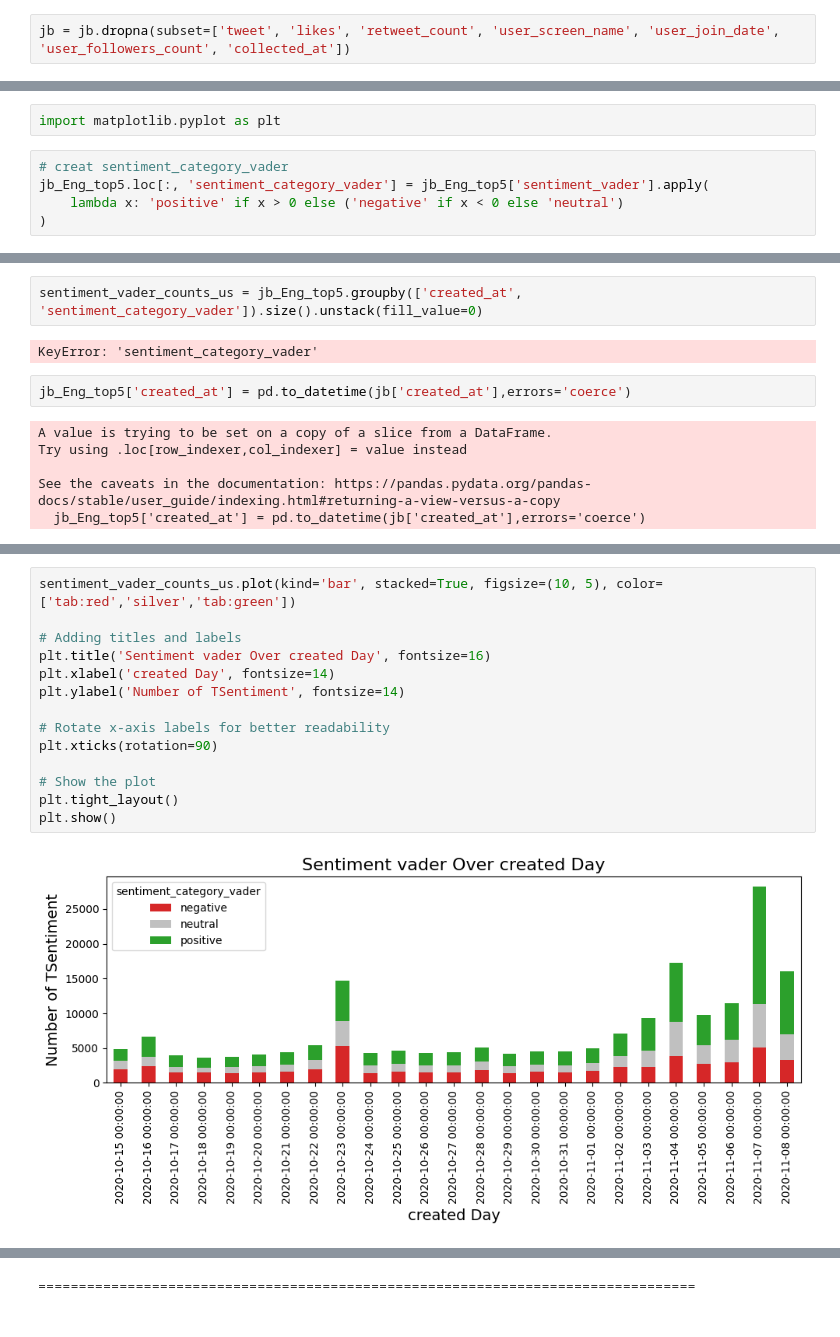
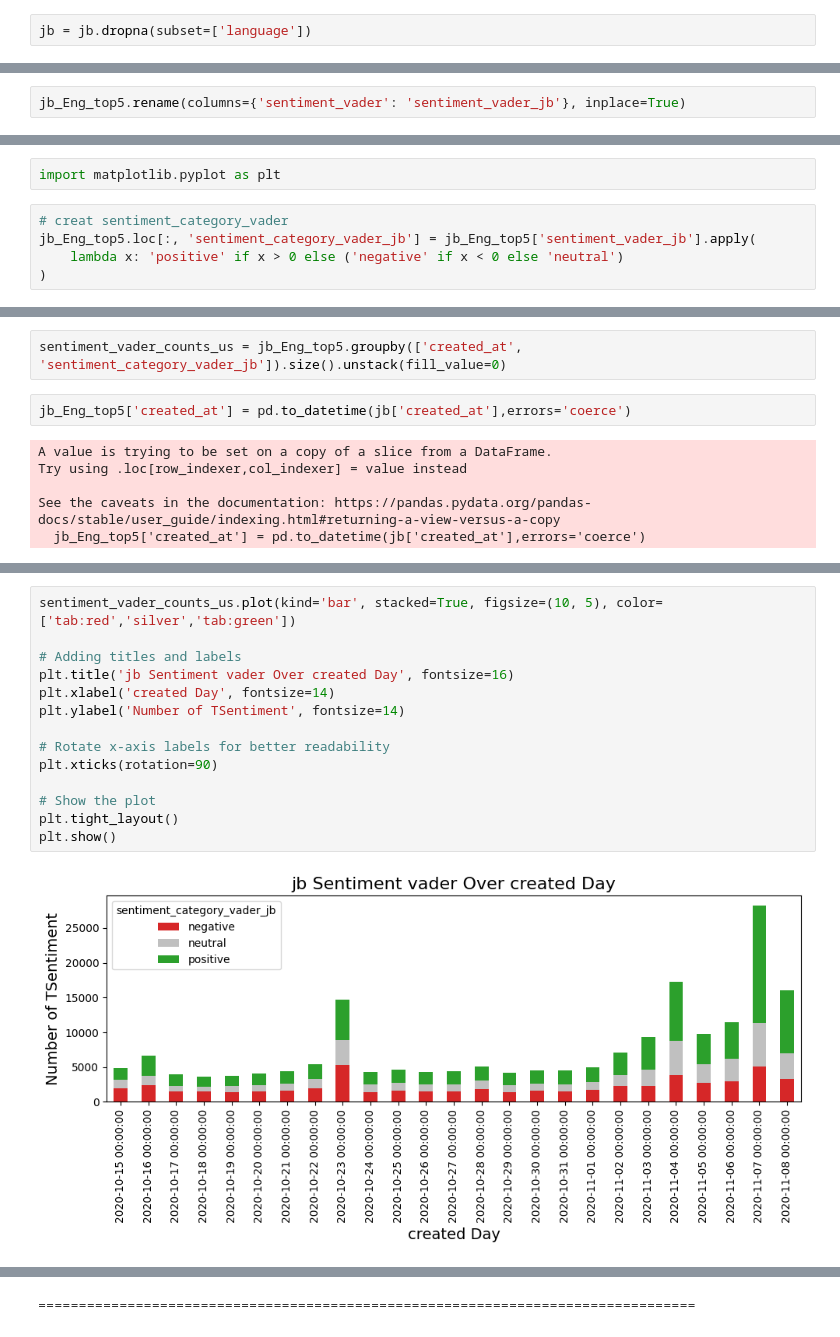
Before and after one commit to ElenaIurchenkoMatlas/twitterelection_dataanalysis, a Jupyter notebook: jb.ipynb, the cells around one changed output, grey strips where cells are left out. Cells and saved outputs as stored; diff of their text form.

```diff
--- a/jb.ipynb
+++ b/jb.ipynb
@@ -83,7 +114,7 @@ columns_to_check = ['lat',
 # Drop rows where all values in the listed columns are NaN
 jb = jb.dropna(subset=columns_to_check, how='all')
 # %%
-jb = jb.dropna(subset=['tweet', 'likes', 'retweet_count', 'user_screen_name', 'user_join_date', 'user_followers_count', 'collected_at'])
+jb = jb.dropna(subset=['language'])
 # %%
 dt = dt.dropna(subset=['user_location_cleaned', 'cleaned_tweet','language'])
 # %%
@@ -555,0 +593,2 @@ Note: you may need to restart the kernel to use updated packages.
+# %%
+jb_Eng_top5.rename(columns={'sentiment_vader': 'sentiment_vader_jb'}, inplace=True)
@@ -960,7 +1004,7 @@ plt.show()
 import matplotlib.pyplot as plt
 # %%
 # creat sentiment_category_vader
-jb_Eng_top5.loc[:, 'sentiment_category_vader'] = jb_Eng_top5['sentiment_vader'].apply(
+jb_Eng_top5.loc[:, 'sentiment_category_vader_jb'] = jb_Eng_top5['sentiment_vader_jb'].apply(
     lambda x: 'positive' if x > 0 else ('negative' if x < 0 else 'neutral')
 )
 # %% [output]
@@ -991,8 +1043,6 @@ Index(['created_at', 'tweet', 'likes', 'retweet_count', 'user_screen_name',
       dtype='object')
 # %%
-sentiment_vader_counts_us = jb_Eng_top5.groupby(['created_at', 'sentiment_category_vader']).size().unstack(fill_value=0)
+sentiment_vader_counts_us = jb_Eng_top5.groupby(['created_at', 'sentiment_category_vader_jb']).size().unstack(fill_value=0)
-# %% [output]
-KeyError: 'sentiment_category_vader'
 # %%
 jb_Eng_top5['created_at'] = pd.to_datetime(jb['created_at'],errors='coerce')
 # %% [output]
@@ -1026,17 +1076,17 @@ dtype: object
 # %%
 sentiment_vader_counts_us.plot(kind='bar', stacked=True, figsize=(10, 5), color=['tab:red','silver','tab:green'])
 
 # Adding titles and labels
-plt.title('Sentiment vader Over created Day', fontsize=16)
+plt.title('jb Sentiment vader Over created Day', fontsize=16)
 plt.xlabel('created Day', fontsize=14)
 plt.ylabel('Number of TSentiment', fontsize=14)
 
 # Rotate x-axis labels for better readability
 plt.xticks(rotation=90)
 
 # Show the plot
 plt.tight_layout()
 plt.show()
 # %% [output]
-[figure, old version]
+[figure, new version]
 # %%
```
Also changed, not shown: parts of 18 cells of this notebook.
